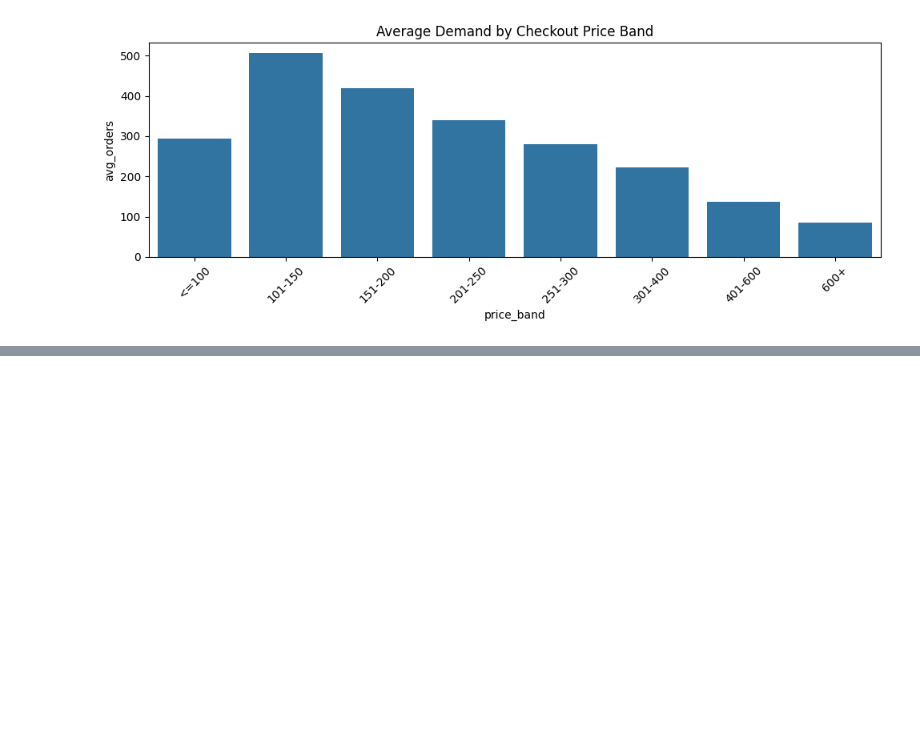
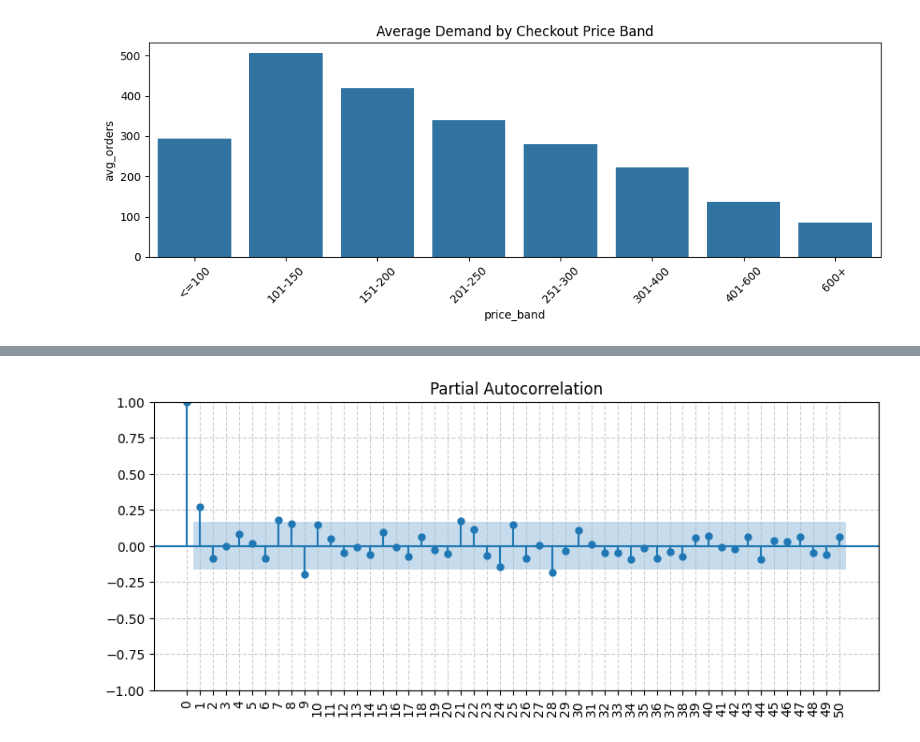
Before and after one commit to am1t-verma/AI_Demand_Forecasting_and_Inventory_Optimization, a Jupyter notebook: eda_food_demand_forecasting_v1.ipynb, the cells around one changed output, grey strips where cells are left out. Saved outputs shown, nothing was run; the diff lists cells and outputs as text; code cells hidden in the pictures; blank space fills up the shorter version.

```diff
--- a/eda_food_demand_forecasting_v1.ipynb
+++ b/eda_food_demand_forecasting_v1.ipynb
@@ -472,0 +552,10 @@ plt.show()
+# %%
+fig, ax = plt.subplots(figsize=(10,4))
+plot_pacf(ts, lags=50, method="ywm", ax=ax)
+
+ax.set_xticks(range(0, 51))   # one tick per lag
+ax.grid(True, which="major", axis="both", linestyle="--", alpha=0.6)
+plt.xticks(rotation = 90)
+plt.show()
+# %% [output]
+[figure, added]
```
Also changed, not shown: parts of 9 cells of this notebook.
